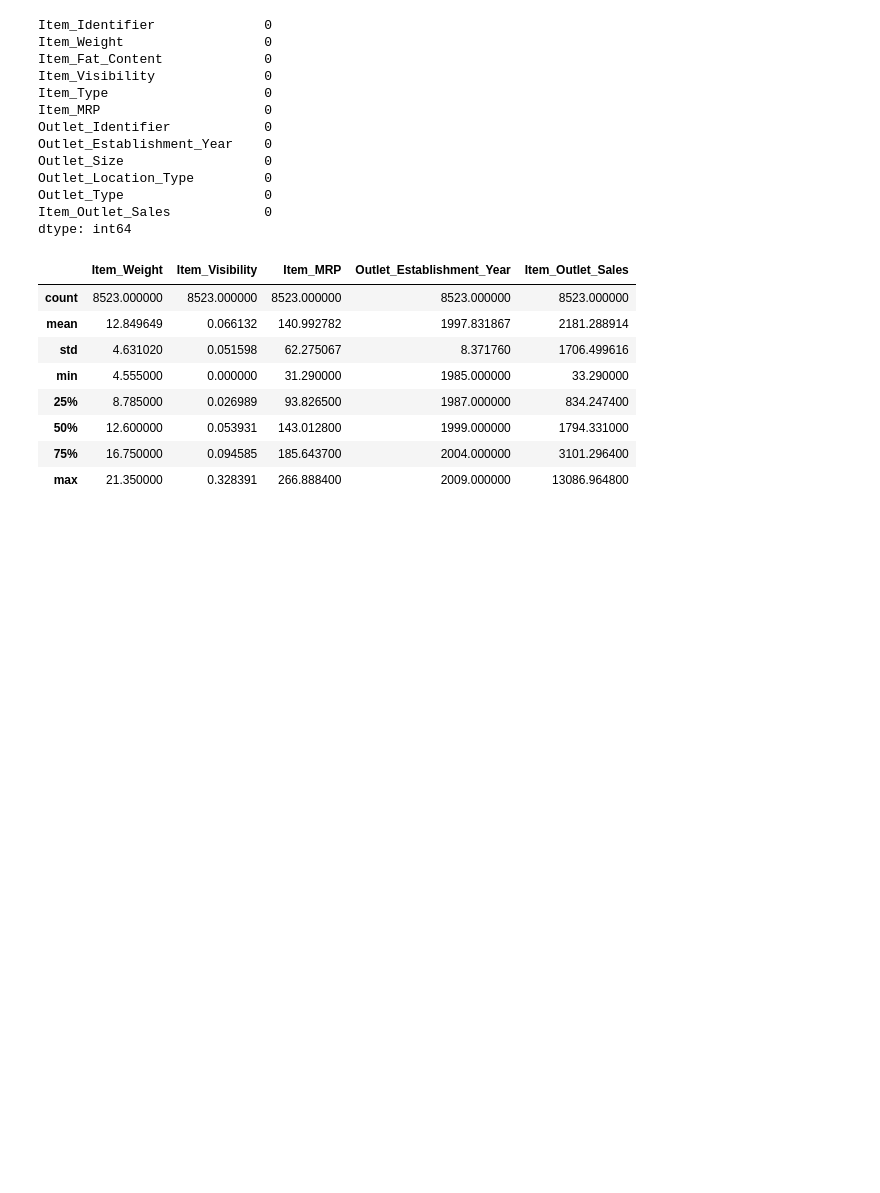
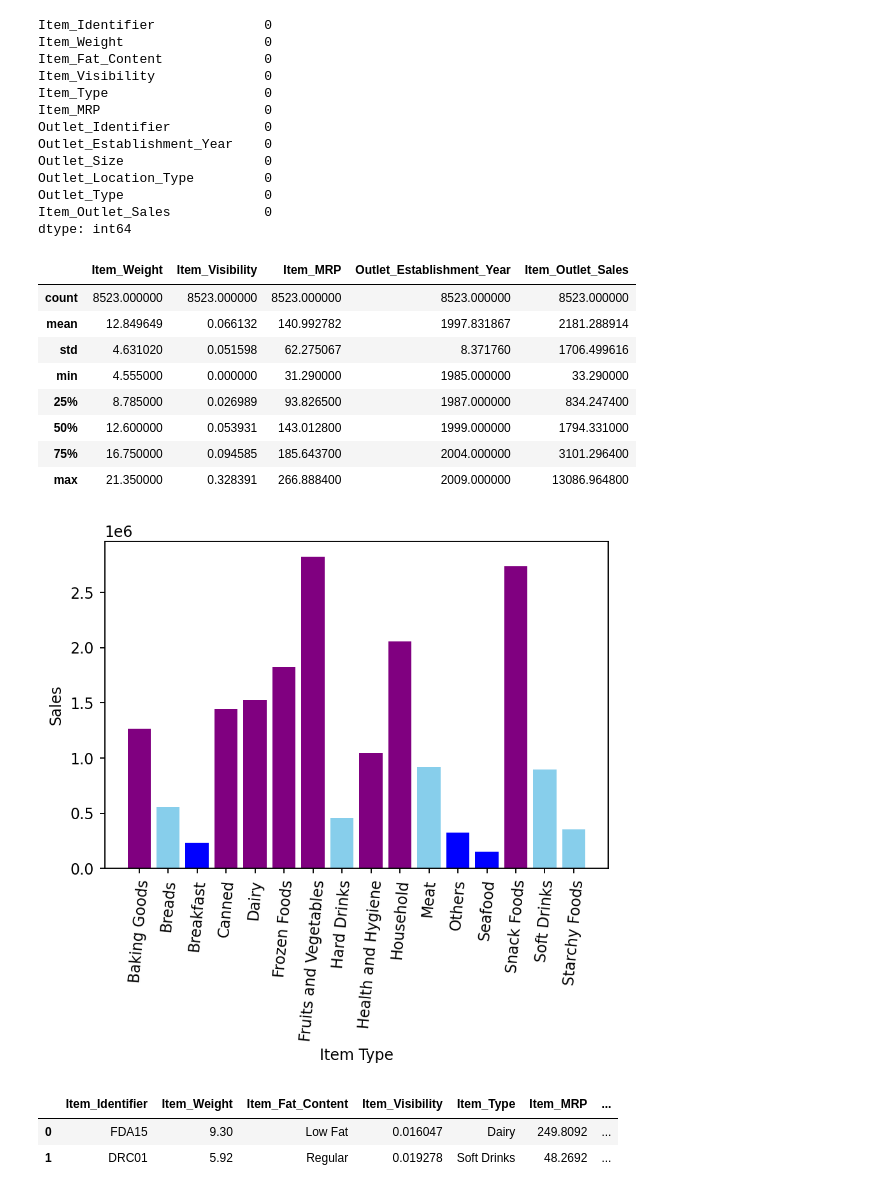
Before and after one commit to Betancur1991/Sales-Predictions, a Jupyter notebook: Sales_predictions.ipynb, the cells around one changed output. Cells and saved outputs as stored; diff of their text form; code cells hidden in the pictures; blank space fills up the shorter version.

```diff
--- a/Sales_predictions.ipynb
+++ b/Sales_predictions.ipynb
@@ -143,3 +146,33 @@ df.describe()
 | 50% | 12.600000 | 0.053931 | 143.012800 | 1999.000000 | 1794.331000 |
 | 75% | 16.750000 | 0.094585 | 185.643700 | 2004.000000 | 3101.296400 |
 | max | 21.350000 | 0.328391 | 266.888400 | 2009.000000 | 13086.964800 |
+# %%
+different_categores = df.groupby("Item_Type")["Item_Outlet_Sales"].sum()
+fig1 = plt.figure(dpi=170)
+ax1 = fig1.add_subplot(1,1,1)
+bars = ax1.bar(list(different_categores.index),different_categores, align='center', linewidth=0, color='skyblue')
+plt.xlabel("Item Type")
+plt.xticks(rotation = 85)
+plt.ylabel("Sales")
+
+for x in bars:
+    bar_1 = bars[10].get_height()
+    bar_2 = bars[15].get_height()
+    if x.get_height() > bar_1:
+        x.set_color('purple')
+    elif x.get_height() < bar_2:
+        x.set_color("blue")
+
+#ax2 = fig1.add_subplot(1,2,2)
+#bars = ax2.bar(list(different_categores.index),different_categores, align='center', linewidth=0, color='orange')
+#plt.xlabel("Item Type")
+#plt.xticks(rotation = 85)
+#plt.ylabel("Sales")
+# %% [output]
+[figure, added]
+# %%
+df.head(2)
+# %% [output]
+|  | Item_Identifier | Item_Weight | Item_Fat_Content | Item_Visibility | Item_Type | Item_MRP | ... |
+| 0 | FDA15 | 9.30 | Low Fat | 0.016047 | Dairy | 249.8092 | ... |
+| 1 | DRC01 | 5.92 | Regular | 0.019278 | Soft Drinks | 48.2692 | ... |
```
Also changed, not shown: parts of 6 cells of this notebook.
